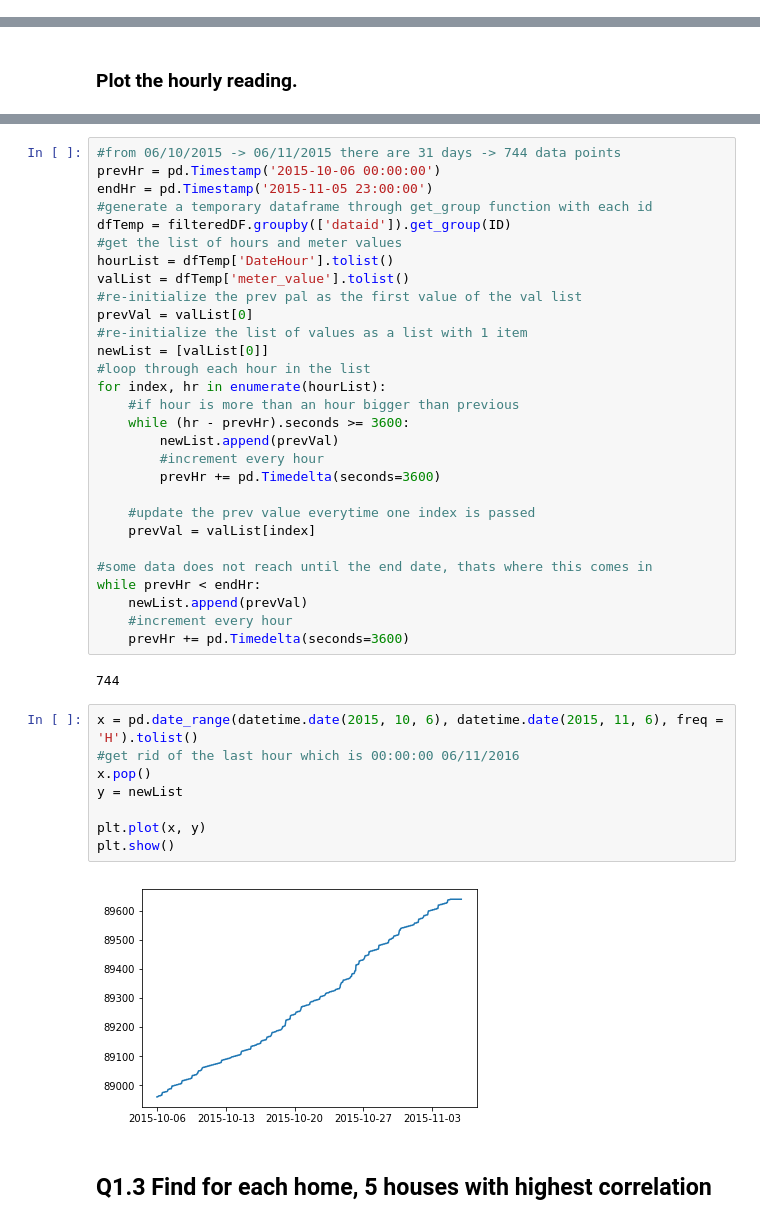
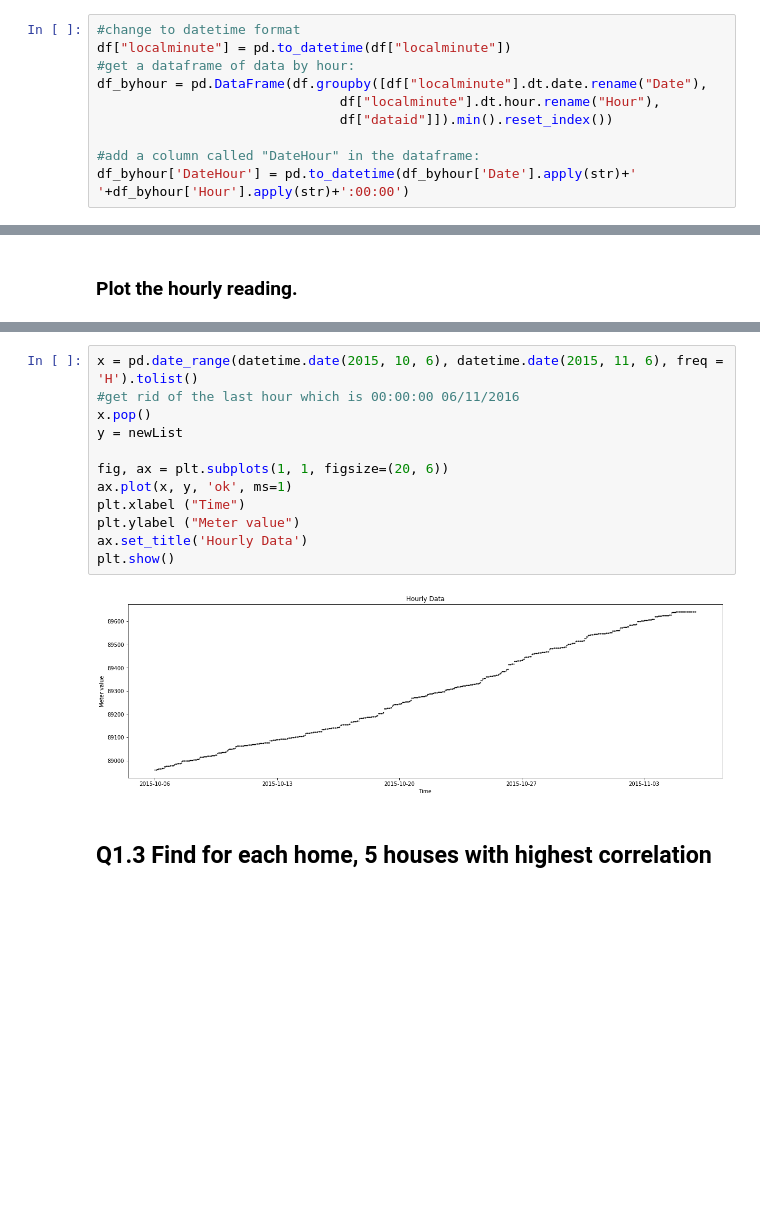
Before and after one commit to nicholasluimy/EE4211-project, a Jupyter notebook: EE4211-project.ipynb, the cells around one changed output, grey strips where cells are left out. Cells and saved outputs as stored; diff of their text form; blank space fills up the shorter version.

```diff
--- a/EE4211-project.ipynb
+++ b/EE4211-project.ipynb
@@ -358,2 +269,12 @@ def hourly_missing_data(dataframe_row, first_hour):
+# %%
+#change to datetime format
+df["localminute"] = pd.to_datetime(df["localminute"])
+#get a dataframe of data by hour:
+df_byhour = pd.DataFrame(df.groupby([df["localminute"].dt.date.rename("Date"),
+                               df["localminute"].dt.hour.rename("Hour"),
+                               df["dataid"]]).min().reset_index())
+
+#add a column called "DateHour" in the dataframe:
+df_byhour['DateHour'] = pd.to_datetime(df_byhour['Date'].apply(str)+' '+df_byhour['Hour'].apply(str)+':00:00')
 # %% [markdown]
 #### Choose the meter_ID, starting time and ending time of the hourly data collection.
@@ -425,44 +322,17 @@ filteredDF = df_byhour[(df_byhour["Date"] > start_date) & (df_byhour["Date"] < e
-# %%
-#from 06/10/2015 -> 06/11/2015 there are 31 days -> 744 data points
-prevHr = pd.Timestamp('2015-10-06 00:00:00')
-endHr = pd.Timestamp('2015-11-05 23:00:00')
-#generate a temporary dataframe through get_group function with each id
-dfTemp = filteredDF.groupby(['dataid']).get_group(ID)
-#get the list of hours and meter values
-hourList = dfTemp['DateHour'].tolist()
-valList = dfTemp['meter_value'].tolist()
-#re-initialize the prev pal as the first value of the val list
-prevVal = valList[0]
-#re-initialize the list of values as a list with 1 item
-newList = [valList[0]]
-#loop through each hour in the list
-for index, hr in enumerate(hourList):
-    #if hour is more than an hour bigger than previous
-    while (hr - prevHr).seconds >= 3600:
-        newList.append(prevVal)
-        #increment every hour
-        prevHr += pd.Timedelta(seconds=3600)
-
-    #update the prev value everytime one index is passed
-    prevVal = valList[index]
-
-#some data does not reach until the end date, thats where this comes in
-while prevHr < endHr:
-    newList.append(prevVal)
-    #increment every hour
-    prevHr += pd.Timedelta(seconds=3600)
-# %% [output]
-744
 # %%
 x = pd.date_range(datetime.date(2015, 10, 6), datetime.date(2015, 11, 6), freq = 'H').tolist()
 #get rid of the last hour which is 00:00:00 06/11/2016
 x.pop()
 y = newList
 
-plt.plot(x, y)
+fig, ax = plt.subplots(1, 1, figsize=(20, 6))
+ax.plot(x, y, 'ok', ms=1)
+plt.xlabel ("Time")
+plt.ylabel ("Meter value")
+ax.set_title('Hourly Data')
 plt.show()
 # %% [output]
-[figure, old version]
+[figure, new version]
 # %% [markdown]
 ## Q1.3 Find for each home, 5 houses with highest correlation
 # %%
```
Also changed, not shown: parts of 22 cells of this notebook.
